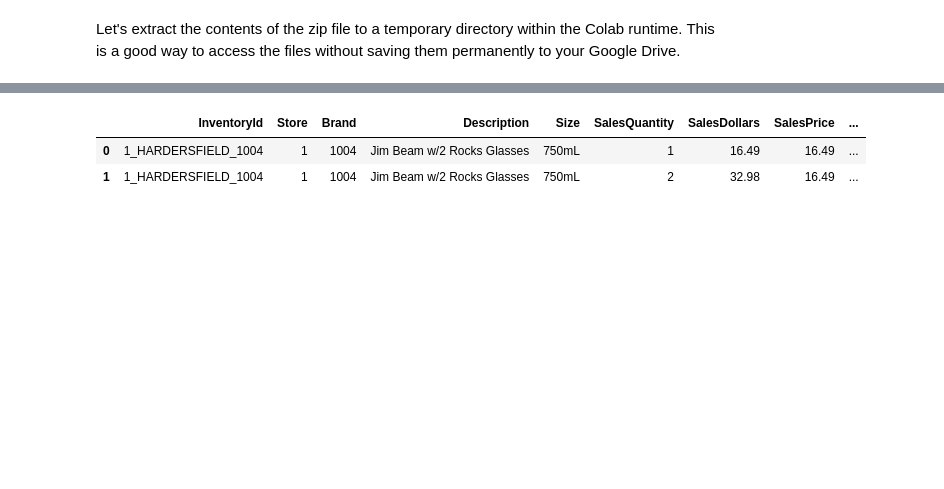
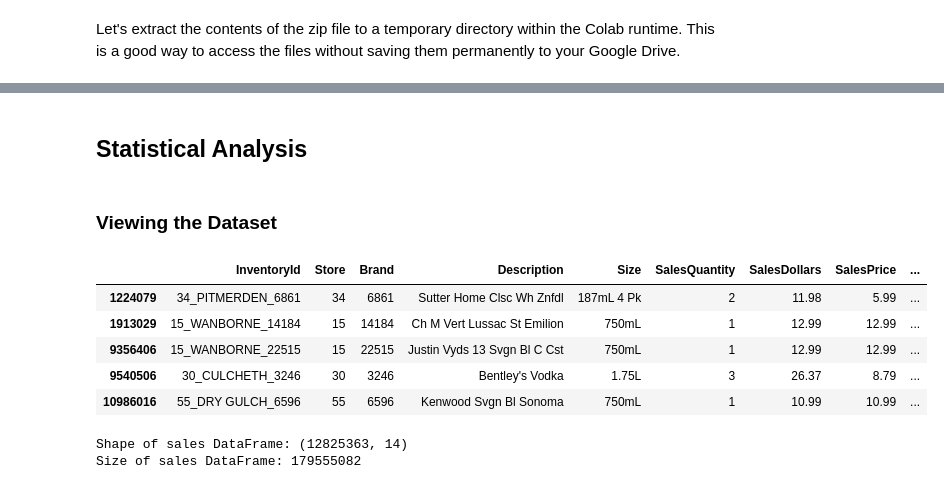
Before and after one commit to heya-ankit/datafolio, a Jupyter notebook: business_operations_&_performance/Vendor Performance/vendor_performance_eda.ipynb, the cells around one changed output, grey strips where cells are left out. Drawn from its saved outputs; the diff is of its cells as text; code cells hidden in the pictures; blank space fills up the shorter version.

```diff
--- a/business_operations_&_performance/Vendor Performance/vendor_performance_eda.ipynb
+++ b/business_operations_&_performance/Vendor Performance/vendor_performance_eda.ipynb
@@ -49,9 +55,22 @@ end_inventory = pd.read_csv(end_inventory_file_path)
 purchase_prices = pd.read_csv(purchase_prices_file_path)
 purchases = pd.read_csv(purchases_file_path)
 vendor_invoice = pd.read_csv(vendor_invoice_file_path)
-# %%
-sales.head(2)
-# %% [output]
-|  | InventoryId | Store | Brand | Description | Size | SalesQuantity | SalesDollars | SalesPrice | ... |
-| 0 | 1_HARDERSFIELD_1004 | 1 | 1004 | Jim Beam w/2 Rocks Glasses | 750mL | 1 | 16.49 | 16.49 | ... |
-| 1 | 1_HARDERSFIELD_1004 | 1 | 1004 | Jim Beam w/2 Rocks Glasses | 750mL | 2 | 32.98 | 16.49 | ... |
+# %% [markdown]
+## Statistical Analysis
+# %% [markdown]
+### Viewing the Dataset
+# %%
+sales.sample(5)
+# %% [output]
+|  | InventoryId | Store | Brand | Description | Size | SalesQuantity | SalesDollars | SalesPrice | ... |
+| 1224079 | 34_PITMERDEN_6861 | 34 | 6861 | Sutter Home Clsc Wh Znfdl | 187mL 4 Pk | 2 | 11.98 | 5.99 | ... |
+| 1913029 | 15_WANBORNE_14184 | 15 | 14184 | Ch M Vert Lussac St Emilion | 750mL | 1 | 12.99 | 12.99 | ... |
+| 9356406 | 15_WANBORNE_22515 | 15 | 22515 | Justin Vyds 13 Svgn Bl C Cst | 750mL | 1 | 12.99 | 12.99 | ... |
+| 9540506 | 30_CULCHETH_3246 | 30 | 3246 | Bentley's Vodka | 1.75L | 3 | 26.37 | 8.79 | ... |
+| 10986016 | 55_DRY GULCH_6596 | 55 | 6596 | Kenwood Svgn Bl Sonoma | 750mL | 1 | 10.99 | 10.99 | ... |
+# %%
+print("Shape of sales DataFrame:", sales.shape)
+print("Size of sales DataFrame:", sales.size)
+# %% [output]
+Shape of sales DataFrame: (12825363, 14)
+Size of sales DataFrame: 179555082
```
Also changed, not shown: parts of 12 cells of this notebook.
